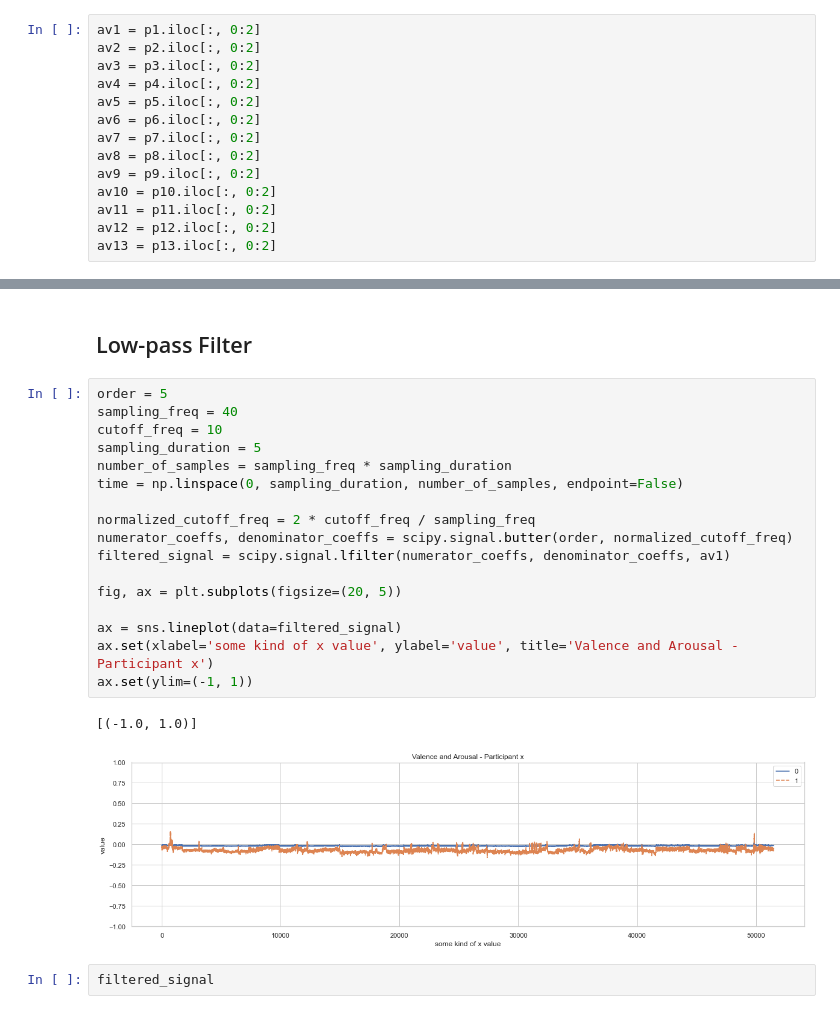
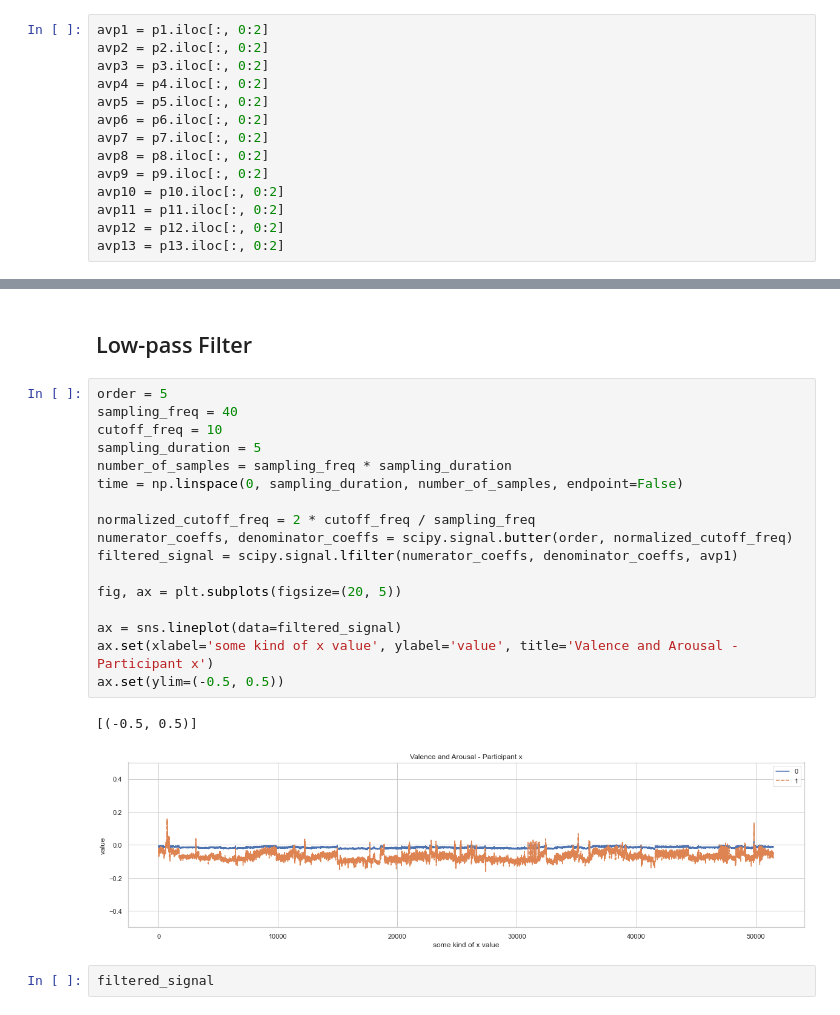
Before and after one commit to dovii/MPC-Data-Analysis, a Jupyter notebook: LevelAnalysis.ipynb, the cells around one changed output, grey strips where cells are left out. Cells and saved outputs as stored; diff of their text form.

```diff
--- a/LevelAnalysis.ipynb
+++ b/LevelAnalysis.ipynb
@@ -402,19 +406,19 @@ Valence STD: 0.16916284382365637
 # %% [markdown]
 ## Valence and arousal values of a single participant
 # %%
-av1 = p1.iloc[:, 0:2]
-av2 = p2.iloc[:, 0:2]
-av3 = p3.iloc[:, 0:2]
-av4 = p4.iloc[:, 0:2]
-av5 = p5.iloc[:, 0:2]
-av6 = p6.iloc[:, 0:2]
-av7 = p7.iloc[:, 0:2]
-av8 = p8.iloc[:, 0:2]
-av9 = p9.iloc[:, 0:2]
-av10 = p10.iloc[:, 0:2]
-av11 = p11.iloc[:, 0:2]
-av12 = p12.iloc[:, 0:2]
-av13 = p13.iloc[:, 0:2]
+avp1 = p1.iloc[:, 0:2]
+avp2 = p2.iloc[:, 0:2]
+avp3 = p3.iloc[:, 0:2]
+avp4 = p4.iloc[:, 0:2]
+avp5 = p5.iloc[:, 0:2]
+avp6 = p6.iloc[:, 0:2]
+avp7 = p7.iloc[:, 0:2]
+avp8 = p8.iloc[:, 0:2]
+avp9 = p9.iloc[:, 0:2]
+avp10 = p10.iloc[:, 0:2]
+avp11 = p11.iloc[:, 0:2]
+avp12 = p12.iloc[:, 0:2]
+avp13 = p13.iloc[:, 0:2]
 # %%
 fig, ax = plt.subplots(figsize=(20, 5))
 
@@ -429,23 +433,23 @@ KeyboardInterrupt:
 # %%
 order = 5
 sampling_freq = 40
 cutoff_freq = 10
 sampling_duration = 5
 number_of_samples = sampling_freq * sampling_duration
 time = np.linspace(0, sampling_duration, number_of_samples, endpoint=False)
 
 normalized_cutoff_freq = 2 * cutoff_freq / sampling_freq
 numerator_coeffs, denominator_coeffs = scipy.signal.butter(order, normalized_cutoff_freq)
-filtered_signal = scipy.signal.lfilter(numerator_coeffs, denominator_coeffs, av1)
+filtered_signal = scipy.signal.lfilter(numerator_coeffs, denominator_coeffs, avp1)
 
 fig, ax = plt.subplots(figsize=(20, 5))
 
 ax = sns.lineplot(data=filtered_signal)
 ax.set(xlabel='some kind of x value', ylabel='value', title='Valence and Arousal - Participant x')
-ax.set(ylim=(-1, 1))
+ax.set(ylim=(-0.5, 0.5))
 # %% [output]
-[(-1.0, 1.0)]
+[(-0.5, 0.5)]
-[figure, old version]
+[figure, new version]
 # %%
 filtered_signal
 # %% [output]
```
Also changed, not shown: parts of 4 cells of this notebook, 3 other files.
